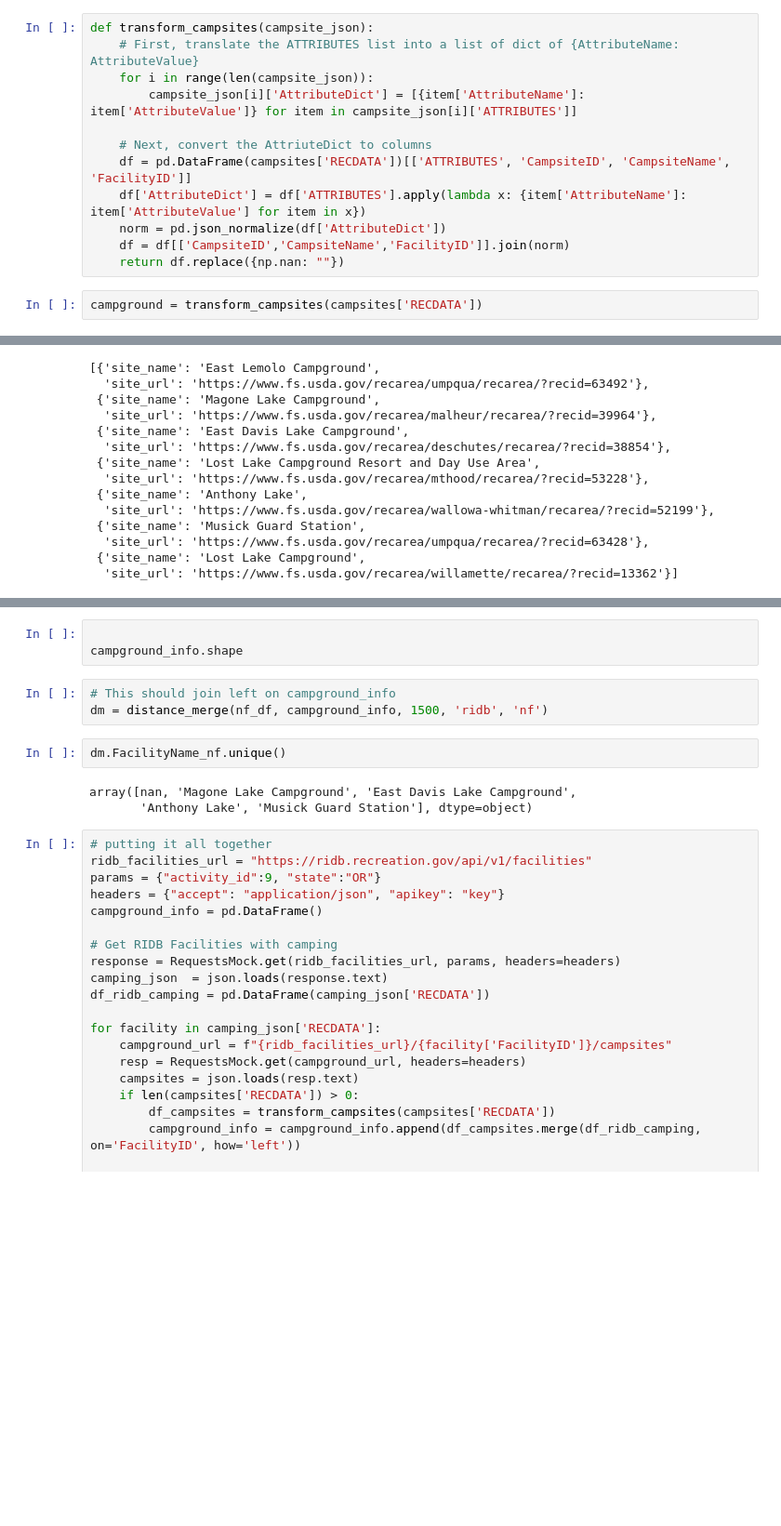
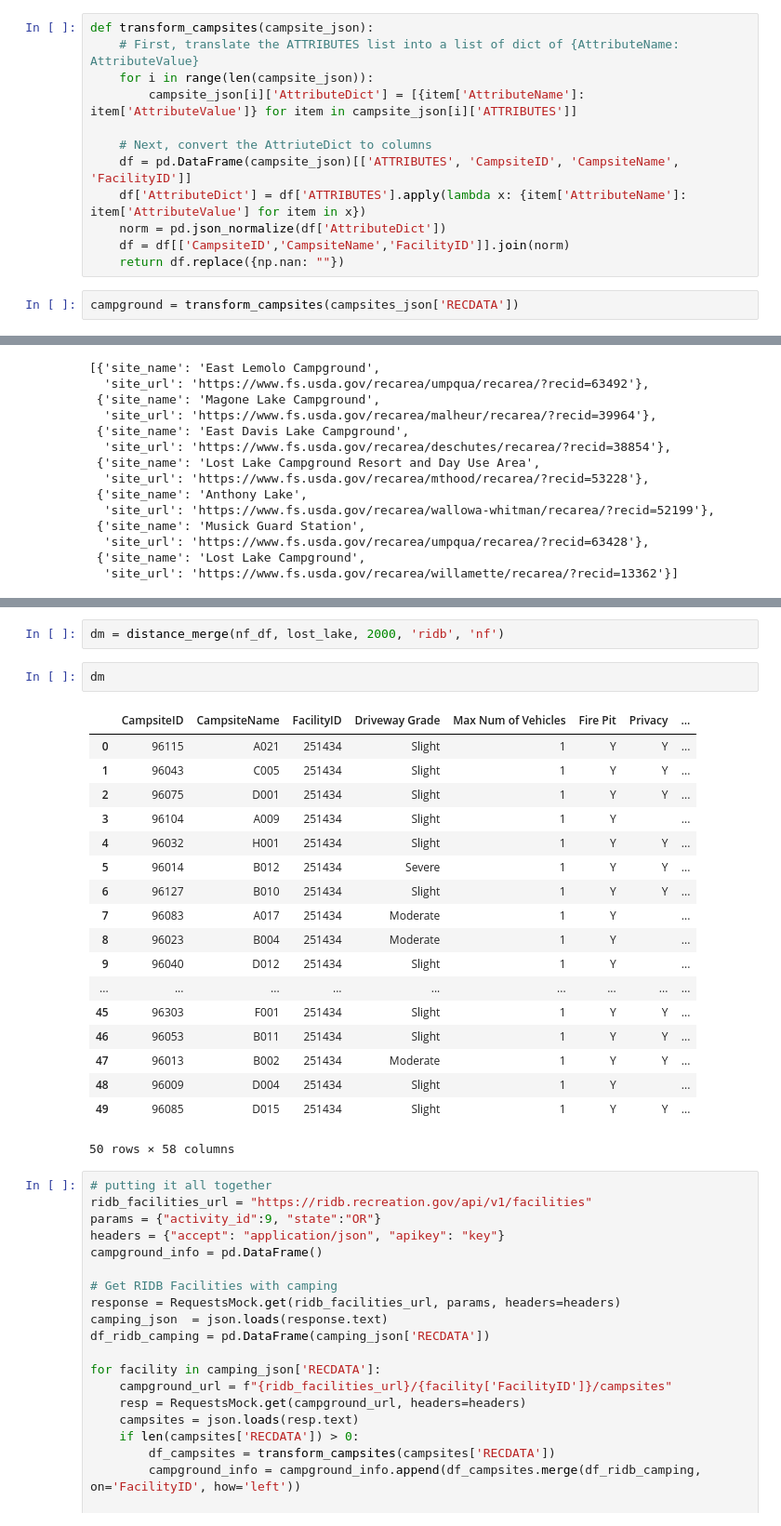
Before and after one commit to gizm00/strata_2021, a Jupyter notebook: notebooks/Exploration.ipynb, the cells around one changed output, grey strips where cells are left out. Shown at 93% size. Drawn from its saved outputs; the diff is of its cells as text; blank space fills up the shorter version.

```diff
--- a/notebooks/Exploration.ipynb
+++ b/notebooks/Exploration.ipynb
@@ -138,11 +138,11 @@ def transform_campsites(campsite_json):
         campsite_json[i]['AttributeDict'] = [{item['AttributeName']: item['AttributeValue']} for item in campsite_json[i]['ATTRIBUTES']]
 
     # Next, convert the AttriuteDict to columns
-    df = pd.DataFrame(campsites['RECDATA'])[['ATTRIBUTES', 'CampsiteID', 'CampsiteName', 'FacilityID']]
+    df = pd.DataFrame(campsite_json)[['ATTRIBUTES', 'CampsiteID', 'CampsiteName', 'FacilityID']]
     df['AttributeDict'] = df['ATTRIBUTES'].apply(lambda x: {item['AttributeName']: item['AttributeValue'] for item in x})
     norm = pd.json_normalize(df['AttributeDict'])
     df = df[['CampsiteID','CampsiteName','FacilityID']].join(norm)
     return df.replace({np.nan: ""})
 # %%
-campground = transform_campsites(campsites['RECDATA'])
+campground = transform_campsites(campsites_json['RECDATA'])
 # %%
@@ -229,17 +228,29 @@ nf_df
 | 4 | Closed | 44.9625128531073 | -118.228574730768 | 7150 | Current Conditions | https://anthonylakes.com/campgrou... | ... |
 | 5 | Temporarily Closed | 43.581026 | -122.641745 | 5,000 feet | 10/09/2020- This site is currentl... | NaN | ... |
 | 6 | Temporarily Closed | 44.42927714677809 | -121.912474623539 | 4200 feet | NaN | No advance reservations. All site... | ... |
-# %%
-
-campground_info.shape
 # %%
-# This should join left on campground_info
-dm = distance_merge(nf_df, campground_info, 1500, 'ridb', 'nf')
+dm = distance_merge(nf_df, lost_lake, 2000, 'ridb', 'nf')
 # %%
-dm.FacilityName_nf.unique()
+dm
 # %% [output]
+|  | CampsiteID | CampsiteName | FacilityID | Driveway Grade | Max Num of Vehicles | Fire Pit | Privacy | ... |
+| 0 | 96115 | A021 | 251434 | Slight | 1 | Y | Y | ... |
+| 1 | 96043 | C005 | 251434 | Slight | 1 | Y | Y | ... |
+| 2 | 96075 | D001 | 251434 | Slight | 1 | Y | Y | ... |
+| 3 | 96104 | A009 | 251434 | Slight | 1 | Y |  | ... |
+| 4 | 96032 | H001 | 251434 | Slight | 1 | Y | Y | ... |
+| 5 | 96014 | B012 | 251434 | Severe | 1 | Y | Y | ... |
+| 6 | 96127 | B010 | 251434 | Slight | 1 | Y | Y | ... |
+| 7 | 96083 | A017 | 251434 | Moderate | 1 | Y |  | ... |
+| 8 | 96023 | B004 | 251434 | Moderate | 1 | Y |  | ... |
+| 9 | 96040 | D012 | 251434 | Slight | 1 | Y |  | ... |
+| ... | ... | ... | ... | ... | ... | ... | ... | ... |
+| 45 | 96303 | F001 | 251434 | Slight | 1 | Y | Y | ... |
+| 46 | 96053 | B011 | 251434 | Slight | 1 | Y | Y | ... |
+| 47 | 96013 | B002 | 251434 | Moderate | 1 | Y | Y | ... |
+| 48 | 96009 | D004 | 251434 | Slight | 1 | Y |  | ... |
+| 49 | 96085 | D015 | 251434 | Slight | 1 | Y | Y | ... |
-array([nan, 'Magone Lake Campground', 'East Davis Lake Campground',
-       'Anthony Lake', 'Musick Guard Station'], dtype=object)
+50 rows × 58 columns
 # %%
 # putting it all together
 ridb_facilities_url = "https://ridb.recreation.gov/api/v1/facilities"
```
Also changed, not shown: parts of 6 cells of this notebook, 1 other file.
